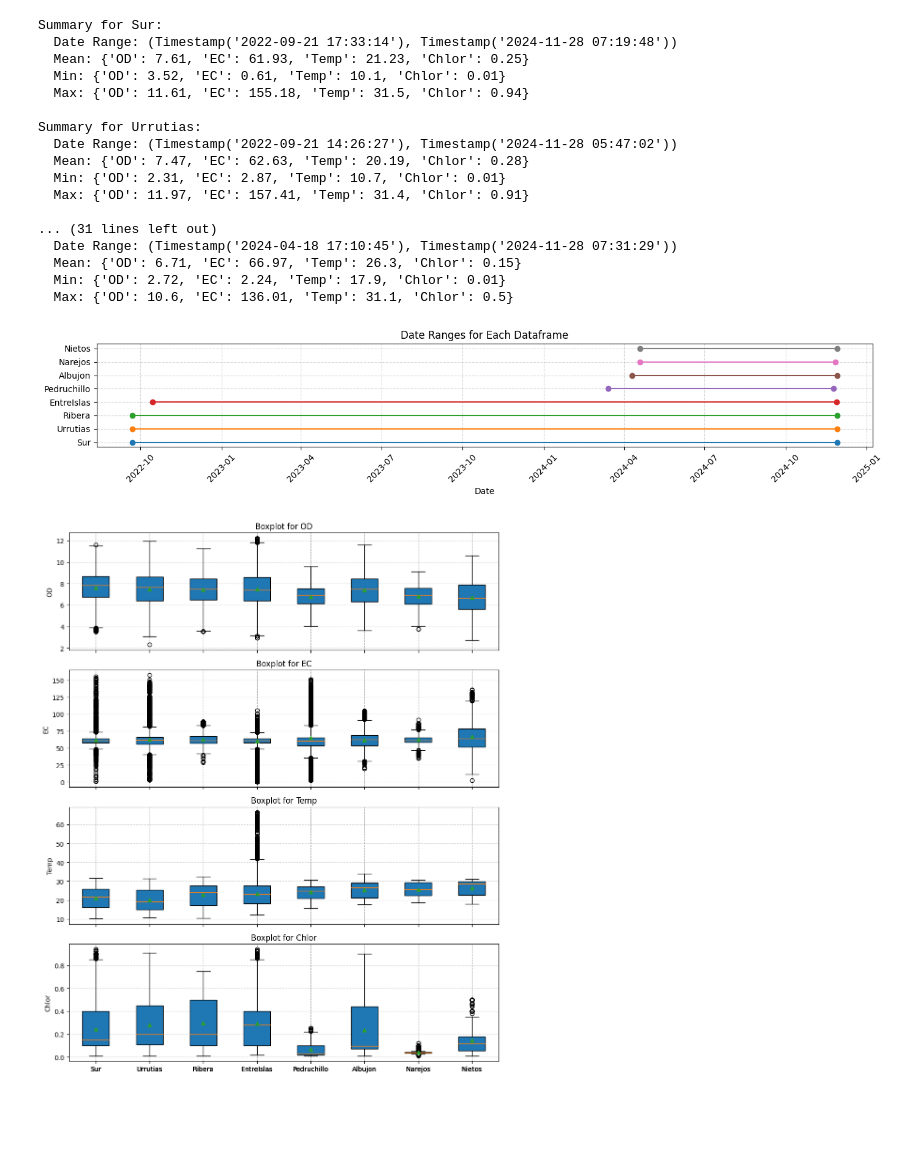
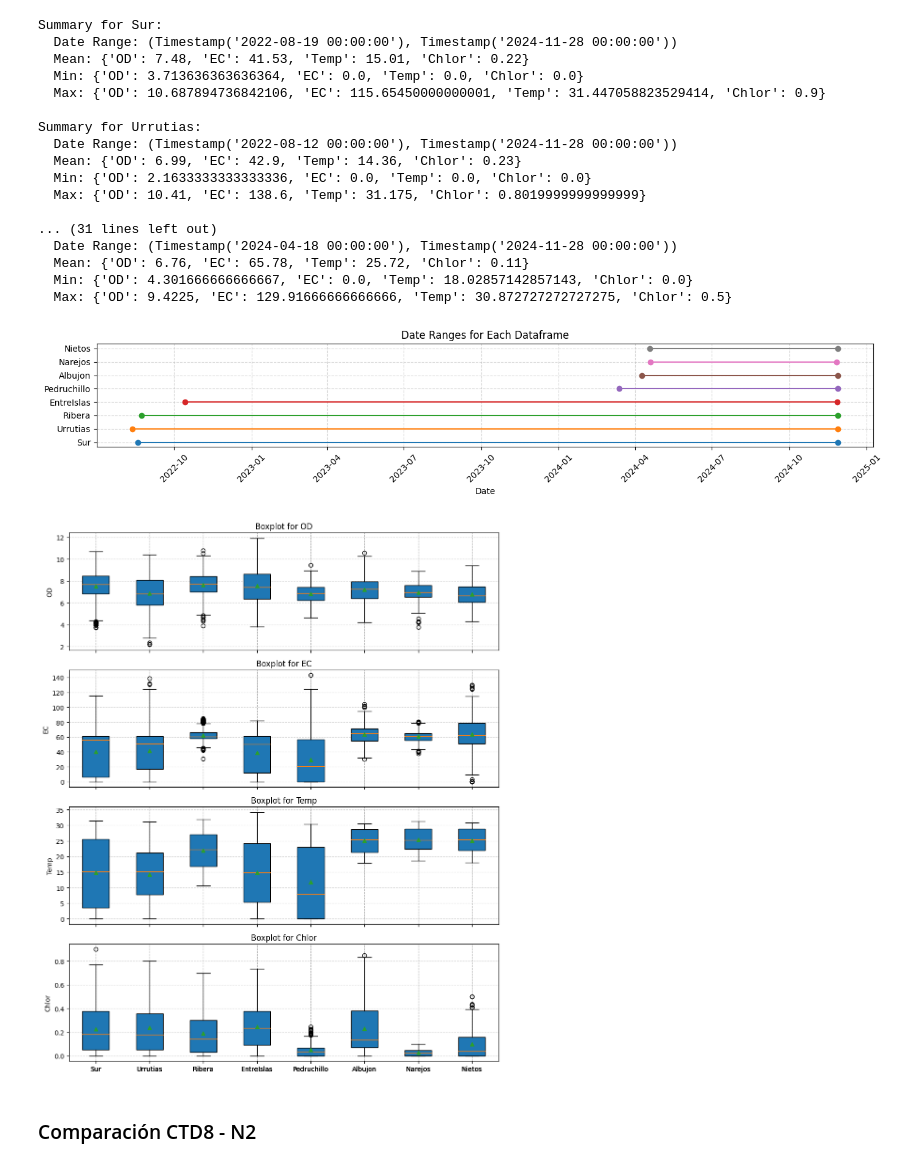
Before and after one commit to Antonio-MI/mar-menor-chl, a Jupyter notebook: DatosBoyasNautilus.ipynb, the cells around one changed output. Saved outputs shown, nothing was run; the diff lists cells and outputs as text; code cells hidden in the pictures; blank space fills up the shorter version.

```diff
--- a/DatosBoyasNautilus.ipynb
+++ b/DatosBoyasNautilus.ipynb
@@ -28 +51,9 @@ for sheet_name, df in dataframes.items():
+# %%
+def replace_zeros_and_interpolate(df):
+    """Replace zeros with NaN and perform linear interpolation."""
+    #df.replace(0, np.nan, inplace=True)
+    df.interpolate(method='linear', inplace=True)
+    return df
+
+dataframes_interpolados = {key: replace_zeros_and_interpolate(df.copy()) for key, df in dataframes.items()}
 # %%
@@ -84,11 +91,13 @@ interpolated_dataframes = {key: replace_zeros_and_interpolate(df.copy()) for key
 # %%
-
 # Select one dataframe from the dictionary
-df = interpolated_dataframes["Albujon"]
+df = dataframes["Urrutias"].copy()
+df_interpolado = dataframes_interpolados["Urrutias"].copy()
 
 # Ensure the index is in datetime format for better plotting
 df['Date'] = pd.to_datetime(df['Date'])
 df.set_index('Date', inplace=True)
+df_interpolado['Date'] = pd.to_datetime(df_interpolado['Date'])
+df_interpolado.set_index('Date', inplace=True)
 
 # Define indices for each plot
 od_idx = 0
@@ -101,24 +110,28 @@ fig, axes = plt.subplots(4, 1, figsize=(12, 6), sharex=True)
 
 # Plot OD
 axes[od_idx].plot(df.index, df['OD'], label='Dissolved Oxygen (OD)', color='blue', alpha=0.8)
+axes[od_idx].plot(df_interpolado.index, df_interpolado['OD'], label='Dissolved Oxygen (OD)', color='blue', alpha=0.8, linestyle = "--")
 axes[od_idx].set_ylabel('OD (mg/L)')
 axes[od_idx].legend(loc='upper left')
 axes[od_idx].grid(True, linestyle='--', alpha=0.5)
 
 # Plot EC
 axes[ec_idx].plot(df.index, df['EC'], label='Electrical Conductivity (EC)', color='green', alpha=0.8)
+axes[ec_idx].plot(df_interpolado.index, df_interpolado['EC'], label='Electrical Conductivity (EC)', color='green', alpha=0.8, linestyle = "--")
 axes[ec_idx].set_ylabel('EC (µS/cm)')
 axes[ec_idx].legend(loc='upper left')
 axes[ec_idx].grid(True, linestyle='--', alpha=0.5)
 
 # Plot Temp
 axes[temp_idx].plot(df.index, df['Temp'], label='Temperature (Temp)', color='red', alpha=0.8)
+axes[temp_idx].plot(df_interpolado.index, df_interpolado['Temp'], label='Temperature (Temp)', color='red', alpha=0.8, linestyle = "--")
 axes[temp_idx].set_ylabel('Temperature (°C)')
 axes[temp_idx].legend(loc='upper left')
 axes[temp_idx].grid(True, linestyle='--', alpha=0.5)
 
 # Plot Chlor
 axes[chlor_idx].plot(df.index, df['Chlor'], label='Chlorophyll-a (Chlor)', color='orange', alpha=0.8)
+axes[chlor_idx].plot(df_interpolado.index, df_interpolado['Chlor'], label='Chlorophyll-a (Chlor)', color='orange', alpha=0.8, linestyle = "--")
 axes[chlor_idx].set_ylabel('Chlorophyll-a (mg/m³)')
 axes[chlor_idx].set_xlabel('Date')
 axes[chlor_idx].legend(loc='upper left')
@@ -164,7 +161,7 @@ def summarize_dataframes(dataframes, columns):
 columns_of_interest = ["OD", "EC", "Temp", "Chlor"]
 
 # Call the function
-summary_dict = summarize_dataframes(interpolated_dataframes, columns_of_interest)
+summary_dict = summarize_dataframes(dataframes, columns_of_interest)
 
 # Display the summary for each dataframe
 for key, stats in summary_dict.items():
@@ -176,24 +173,24 @@ for key, stats in summary_dict.items():
     print()
 # %% [output]
 Summary for Sur:
-  Date Range: (Timestamp('2022-09-21 17:33:14'), Timestamp('2024-11-28 07:19:48'))
-  Mean: {'OD': 7.61, 'EC': 61.93, 'Temp': 21.23, 'Chlor': 0.25}
-  Min: {'OD': 3.52, 'EC': 0.61, 'Temp': 10.1, 'Chlor': 0.01}
-  Max: {'OD': 11.61, 'EC': 155.18, 'Temp': 31.5, 'Chlor': 0.94}
+  Date Range: (Timestamp('2022-08-19 00:00:00'), Timestamp('2024-11-28 00:00:00'))
+  Mean: {'OD': 7.48, 'EC': 41.53, 'Temp': 15.01, 'Chlor': 0.22}
+  Min: {'OD': 3.713636363636364, 'EC': 0.0, 'Temp': 0.0, 'Chlor': 0.0}
+  Max: {'OD': 10.687894736842106, 'EC': 115.65450000000001, 'Temp': 31.447058823529414, 'Chlor': 0.9}
 
 Summary for Urrutias:
-  Date Range: (Timestamp('2022-09-21 14:26:27'), Timestamp('2024-11-28 05:47:02'))
-  Mean: {'OD': 7.47, 'EC': 62.63, 'Temp': 20.19, 'Chlor': 0.28}
-  Min: {'OD': 2.31, 'EC': 2.87, 'Temp': 10.7, 'Chlor': 0.01}
-  Max: {'OD': 11.97, 'EC': 157.41, 'Temp': 31.4, 'Chlor': 0.91}
+  Date Range: (Timestamp('2022-08-12 00:00:00'), Timestamp('2024-11-28 00:00:00'))
+  Mean: {'OD': 6.99, 'EC': 42.9, 'Temp': 14.36, 'Chlor': 0.23}
+  Min: {'OD': 2.1633333333333336, 'EC': 0.0, 'Temp': 0.0, 'Chlor': 0.0}
+  Max: {'OD': 10.41, 'EC': 138.6, 'Temp': 31.175, 'Chlor': 0.8019999999999999}
 
 ... (31 lines left out)
-  Date Range: (Timestamp('2024-04-18 17:10:45'), Timestamp('2024-11-28 07:31:29'))
-  Mean: {'OD': 6.71, 'EC': 66.97, 'Temp': 26.3, 'Chlor': 0.15}
-  Min: {'OD': 2.72, 'EC': 2.24, 'Temp': 17.9, 'Chlor': 0.01}
-  Max: {'OD': 10.6, 'EC': 136.01, 'Temp': 31.1, 'Chlor': 0.5}
+  Date Range: (Timestamp('2024-04-18 00:00:00'), Timestamp('2024-11-28 00:00:00'))
+  Mean: {'OD': 6.76, 'EC': 65.78, 'Temp': 25.72, 'Chlor': 0.11}
+  Min: {'OD': 4.301666666666667, 'EC': 0.0, 'Temp': 18.02857142857143, 'Chlor': 0.0}
+  Max: {'OD': 9.4225, 'EC': 129.91666666666666, 'Temp': 30.872727272727275, 'Chlor': 0.5}
 # %%
-for key, df in interpolated_dataframes.items():
+for key, df in dataframes_interpolados.items():
     if "Date" in df.columns:
         df["Date"] = pd.to_datetime(df["Date"])  # Convert to datetime if not already
 
@@ -218,34 +215,36 @@ def plot_date_ranges(dataframes):
     plt.show()
 
 # Call the function
-plot_date_ranges(interpolated_dataframes)
+plot_date_ranges(dataframes_interpolados)
 # %% [output]
-[figure, old version]
+[figure, new version]
 # %%
 columns_of_interest = ["OD", "EC", "Temp", "Chlor"]
 
 # Prepare data for each column
 def prepare_boxplot_data(dataframes, column):
     data = []
     labels = []
     for key, df in dataframes.items():
         if column in df.columns:
             data.append(df[column].dropna())  # Drop NaN values
             labels.append(key)  # Use dataframe key as the label
     return data, labels
 
 # Create boxplots for each column
 fig, axes = plt.subplots(len(columns_of_interest), 1, figsize=(10, 3 * len(columns_of_interest)), sharex=True)
 
 for i, column in enumerate(columns_of_interest):
-    data, labels = prepare_boxplot_data(interpolated_dataframes, column)
+    data, labels = prepare_boxplot_data(dataframes_interpolados, column)
     axes[i].boxplot(data, labels=labels, patch_artist=True, showmeans=True)
     axes[i].set_title(f"Boxplot for {column}")
     axes[i].set_ylabel(column)
     axes[i].grid(True, linestyle="--", alpha=0.5)
 
 # Adjust layout
 plt.tight_layout()
 plt.show()
 # %% [output]
-[figure, old version]
+[figure, new version]
+# %% [markdown]
+### Comparación CTD8 - N2
```
Also changed, not shown: parts of 12 cells of this notebook, 1 other file.
